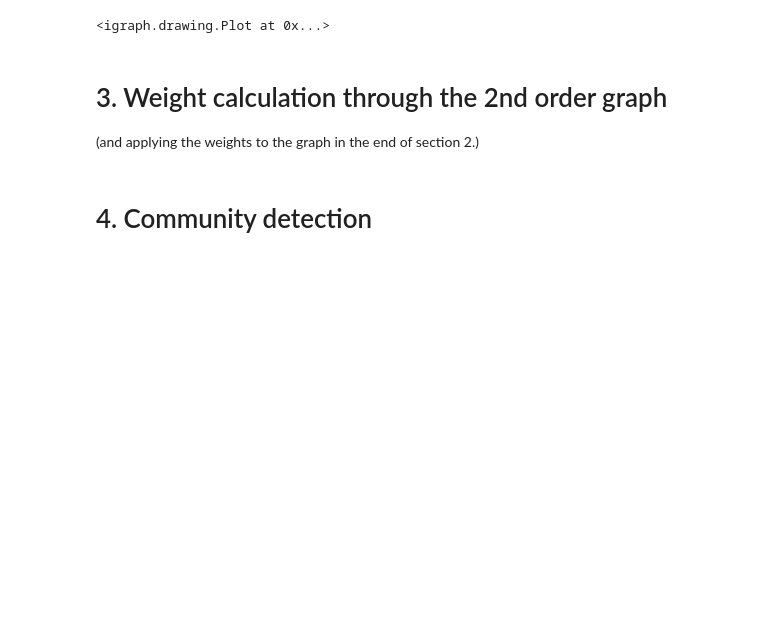
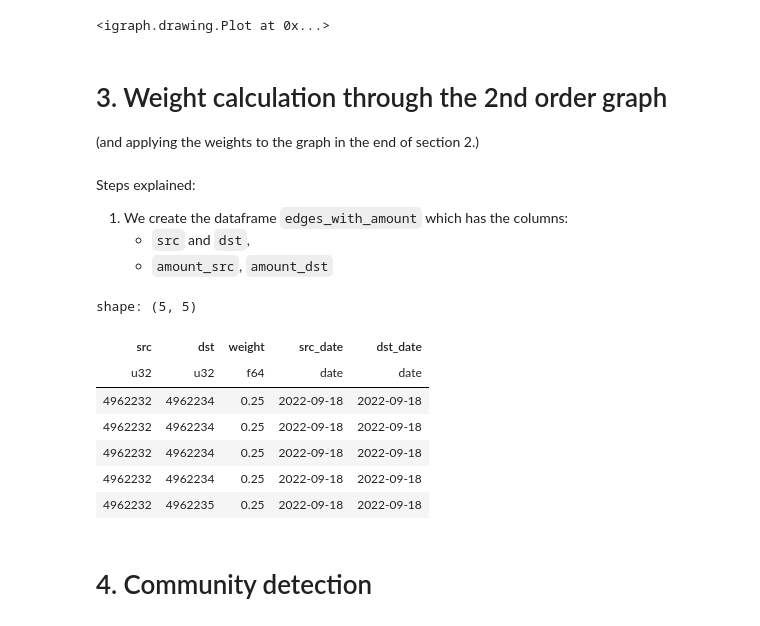
Before and after one commit to pablo-fdz/networks_final_project, a Jupyter notebook: fastman_pablo_blanca.ipynb, the cells around one changed output. Saved outputs shown, nothing was run; the diff lists cells and outputs as text; code cells hidden in the pictures; blank space fills up the shorter version.

```diff
--- a/fastman_pablo_blanca.ipynb
+++ b/fastman_pablo_blanca.ipynb
@@ -638,3 +662,9 @@ plot(g, **visual_style)
 # 3. Weight calculation through the 2nd order graph
 
 (and applying the weights to the graph in the end of section 2.)
+# %% [markdown]
+Steps explained:
+
+1. We create the dataframe `edges_with_amount` which has the columns:
+    * `src` and `dst`,
+    * `amount_src`, `amount_dst`
@@ -641,3 +746,14 @@ plot(g, **visual_style)
+# %%
+weighted_edges.head()
+# %% [output]
+shape: (5, 5)
+| src | dst | weight | src_date | dst_date |
+| u32 | u32 | f64 | date | date |
+| 4962232 | 4962234 | 0.25 | 2022-09-18 | 2022-09-18 |
+| 4962232 | 4962234 | 0.25 | 2022-09-18 | 2022-09-18 |
+| 4962232 | 4962234 | 0.25 | 2022-09-18 | 2022-09-18 |
+| 4962232 | 4962234 | 0.25 | 2022-09-18 | 2022-09-18 |
+| 4962232 | 4962235 | 0.25 | 2022-09-18 | 2022-09-18 |
 # %% [markdown]
 # 4. Community detection
 # %% [markdown]
```
Also changed, not shown: parts of 9 cells of this notebook, 1 other file.
